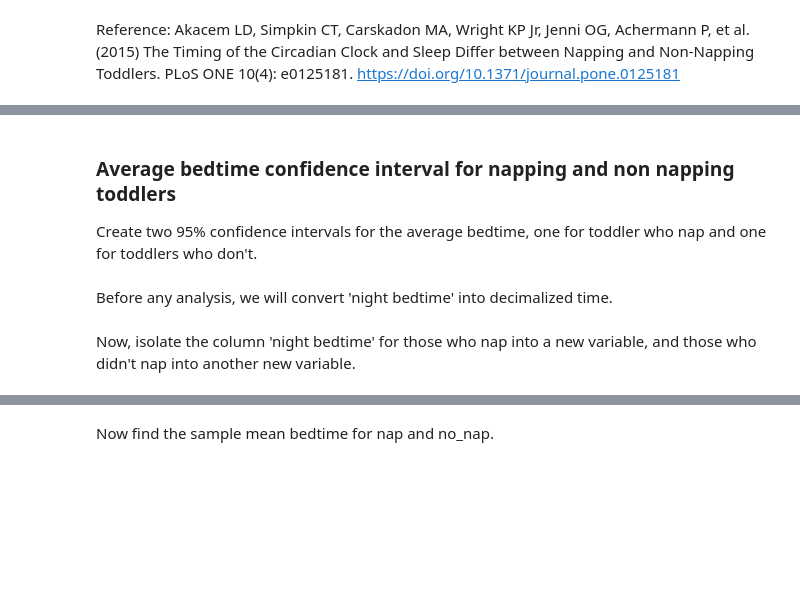
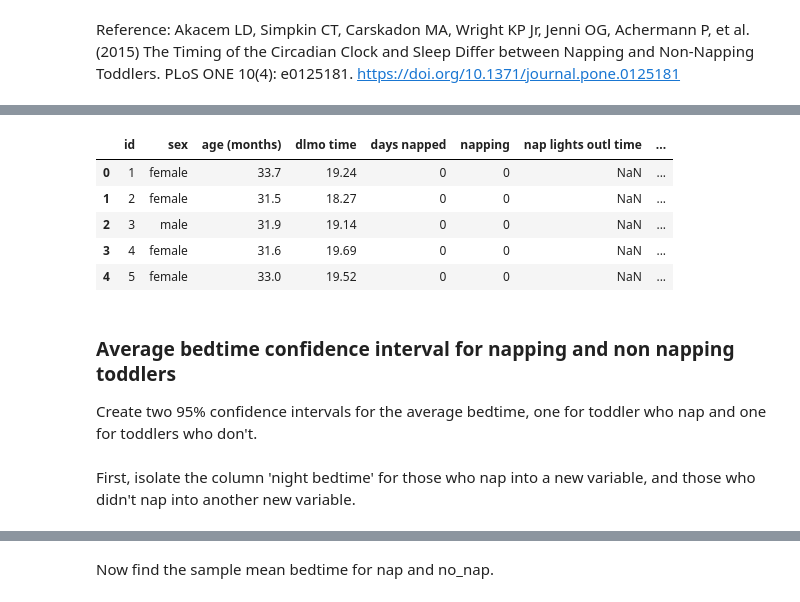
Before and after one commit to dennislamcv1/UoMStatistics, a Jupyter notebook: Inferential Statistical Analysis with Python/week2_assessment.ipynb, the cells around one changed output, grey strips where cells are left out. Drawn from its saved outputs; the diff is of its cells as text; code cells hidden in the pictures; blank space fills up the shorter version.

```diff
--- a/Inferential Statistical Analysis with Python/week2_assessment.ipynb
+++ b/Inferential Statistical Analysis with Python/week2_assessment.ipynb
@@ -43,5 +89,13 @@ df
+# %%
+notnapping = df[df["napping"] == 0]
+notnapping
+# %% [output]
+|  | id | sex | age (months) | dlmo time | days napped | napping | nap lights outl time | ... |
+| 0 | 1 | female | 33.7 | 19.24 | 0 | 0 | NaN | ... |
+| 1 | 2 | female | 31.5 | 18.27 | 0 | 0 | NaN | ... |
+| 2 | 3 | male | 31.9 | 19.14 | 0 | 0 | NaN | ... |
+| 3 | 4 | female | 31.6 | 19.69 | 0 | 0 | NaN | ... |
+| 4 | 5 | female | 33.0 | 19.52 | 0 | 0 | NaN | ... |
 # %% [markdown]
 ### Average bedtime confidence interval for napping and non napping toddlers
 Create two 95% confidence intervals for the average bedtime, one for toddler who nap and one for toddlers who don't.
-# %% [markdown]
-Before any analysis, we will convert 'night bedtime' into decimalized time.
@@ -51,2 +102,2 @@ df.loc[:,'night bedtime'] = np.floor(df['night bedtime'])*60 + np.round(df['nigh
 # %% [markdown]
-Now, isolate the column 'night bedtime' for those who nap into a new variable, and those who didn't nap into another new variable.
+First, isolate the column 'night bedtime' for those who nap into a new variable, and those who didn't nap into another new variable.
```
Also changed, not shown: parts of 32 cells of this notebook, 5 other files.
